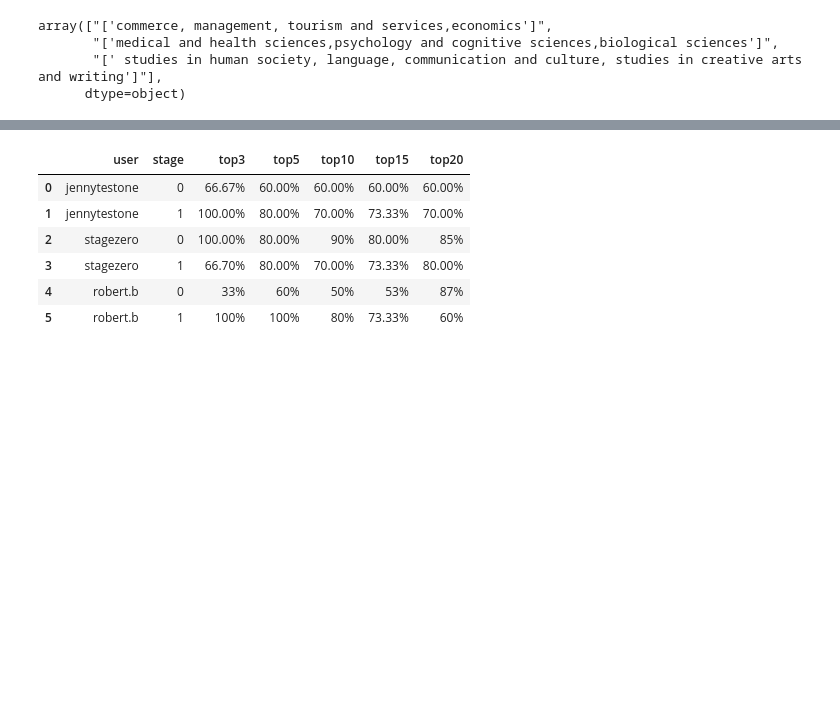
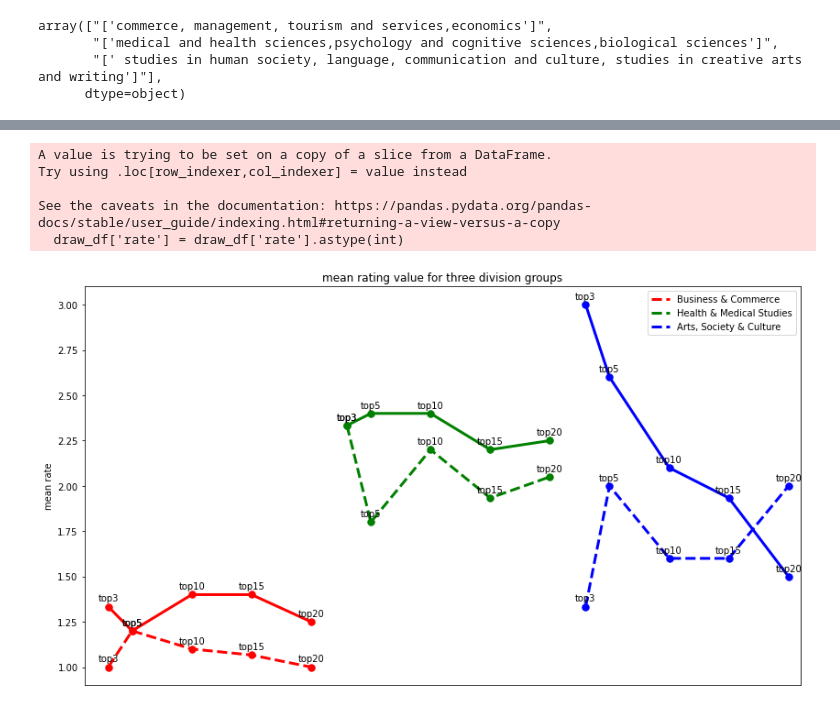
Before and after one commit to PipelineBot01/TendersPlus, a Jupyter notebook: result/Untitled.ipynb, the cells around one changed output, grey strips where cells are left out. Saved outputs shown, nothing was run; the diff lists cells and outputs as text; code cells hidden in the pictures; blank space fills up the shorter version.

```diff
--- a/result/Untitled.ipynb
+++ b/result/Untitled.ipynb
@@ -107,15 +109,42 @@ plt.show()
 # %%
 acc_df = new_df.drop_duplicates(['user', 'stage'])[['user', 'stage', 'top3', 'top5', 'top10', 'top15', 'top20']]
-# %%
-acc_df
-# %% [output]
-|  | user | stage | top3 | top5 | top10 | top15 | top20 |
-| 0 | jennytestone | 0 | 66.67% | 60.00% | 60.00% | 60.00% | 60.00% |
-| 1 | jennytestone | 1 | 100.00% | 80.00% | 70.00% | 73.33% | 70.00% |
-| 2 | stagezero | 0 | 100.00% | 80.00% | 90% | 80.00% | 85% |
-| 3 | stagezero | 1 | 66.70% | 80.00% | 70.00% | 73.33% | 80.00% |
-| 4 | robert.b | 0 | 33% | 60% | 50% | 53% | 87% |
-| 5 | robert.b | 1 | 100% | 100% | 80% | 73.33% | 60% |
+# %%
+draw_df['rate'] = draw_df['rate'].astype(int)
+# %% [output]
+A value is trying to be set on a copy of a slice from a DataFrame.
+Try using .loc[row_indexer,col_indexer] = value instead
+
+See the caveats in the documentation: https://pandas.pydata.org/pandas-docs/stable/user_guide/indexing.html#returning-a-view-versus-a-copy
+  draw_df['rate'] = draw_df['rate'].astype(int)
+# %%
+plt.figure(figsize=(14, 8))
+colors = ['r', 'g', 'b']
+cnt = 0
+for i in draw_df['user'].unique():
+    tmp_df = draw_df[draw_df['user'] == i]
+    for stage in sorted(tmp_df['stage'].unique()):
+        value_df = tmp_df[tmp_df['stage'] == stage]
+        x = [3+cnt*20, 5+cnt*20 ,10+cnt*20,15+cnt*20,20+cnt*20]
+        y = []
+        y2 = []
+        for i in [3,5,10,15,20]:
+            y.append(np.mean(value_df['rate'][:i]))
+            y2.append(np.max(value_df['rate'][:i]))
+        plt.plot(x, y, color = colors[cnt], linewidth=3.0,linestyle='--' if stage==0 else None, label=div_list[cnt] if stage==0 else None)
+        plt.scatter(x, y, color = colors[cnt],s=55)
+        for i in range(5):
+            plt.text(x[i],y[i]+0.02, ['top3', 'top5', 'top10', 'top15', 'top20'][i], ha='center', va='bottom', fontsize=10)
+    cnt+=1
+
+
+plt.xticks([])
+plt.xlim((1, 61))
+plt.title('mean rating value for three division groups')
+plt.ylabel('mean rate')
+plt.legend()
+plt.show()
+# %% [output]
+[figure, added]
 # %%
 plt.figure(figsize=(14, 8))
 colors = ['r', 'g', 'b']
```
Also changed, not shown: parts of 4 cells of this notebook, 1 other file.
